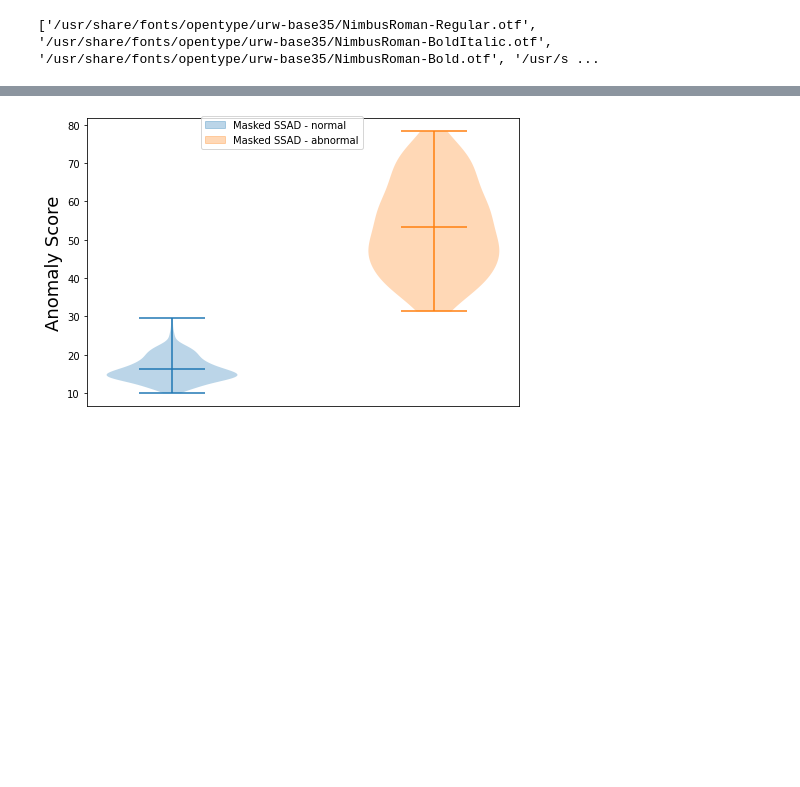
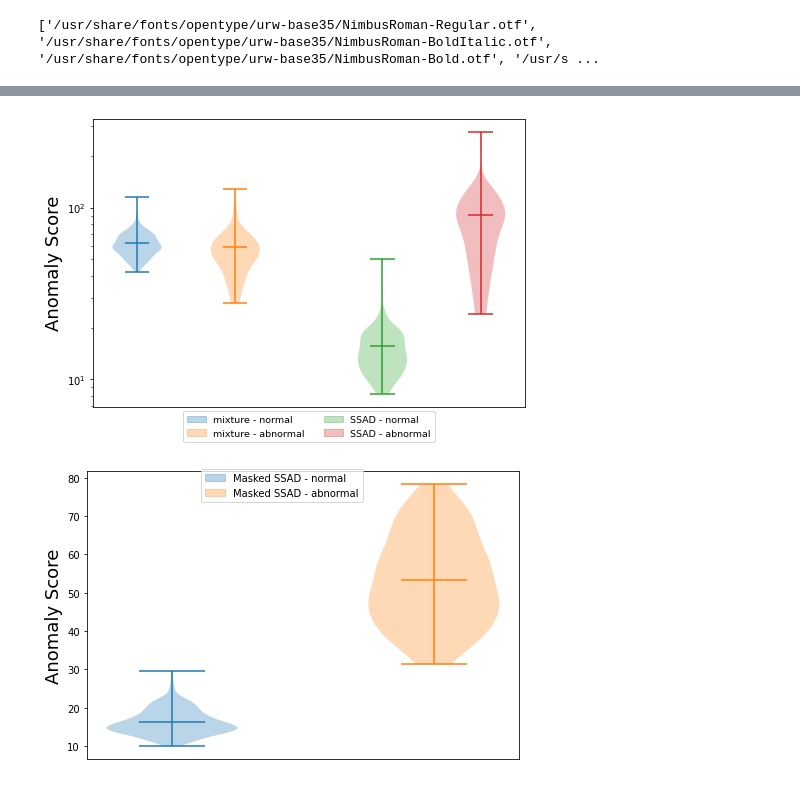
Before and after one commit to ml-postech/SSAD, a Jupyter notebook: anomaly/posco.ipynb, the cells around one changed output, grey strips where cells are left out. Drawn from its saved outputs; the diff is of its cells as text; code cells hidden in the pictures; blank space fills up the shorter version.

Commit message:
Add second anomaly of ssad

```diff
--- a/anomaly/posco.ipynb
+++ b/anomaly/posco.ipynb
@@ -104,3 +123,41 @@ plt.show()
+# %%
+import matplotlib.pyplot as plt
+import matplotlib.patches as mpatches
+import matplotlib.font_manager as fm
+%matplotlib inline
+
+
+data_to_plot = [np_data_1, np_data_2, np_data_3, np_data_4]
+
+# Create a figure instance
+fig = plt.figure()
+
+# Create an axes instance
+ax = fig.add_axes([0,0,1,1])
+ax.set_yscale("log")
+ax.set_xticks([])
+ax.set_ylabel("Anomaly Score", size=18)
+
+labels = []
+pad = 0.5
+x_positions = [1, 2, 3 + pad, 4 + pad]
+
+
+# Set the position of the legend
+x_offset = 0
+y_offset = 0
+
+# Create the boxplot
+for i in range(4):
+    vp = ax.violinplot([data_to_plot[i]], positions=[x_positions[i]], showmeans=True)
+    color = vp["bodies"][0].get_facecolor().flatten()
+    labels.append((mpatches.Patch(color=color), data_labels[i]))
+
+plt.rc('legend', fontsize=9.5)
+fig.legend(*zip(*labels), loc=9, bbox_to_anchor=(0.5 + x_offset, y_offset), ncol=2)
+plt.show()
+# %% [output]
+[figure, added]
 # %%
 import matplotlib.pyplot as plt
 import matplotlib.patches as mpatches
```
Also changed, not shown: parts of 5 cells of this notebook, 6 other files.
